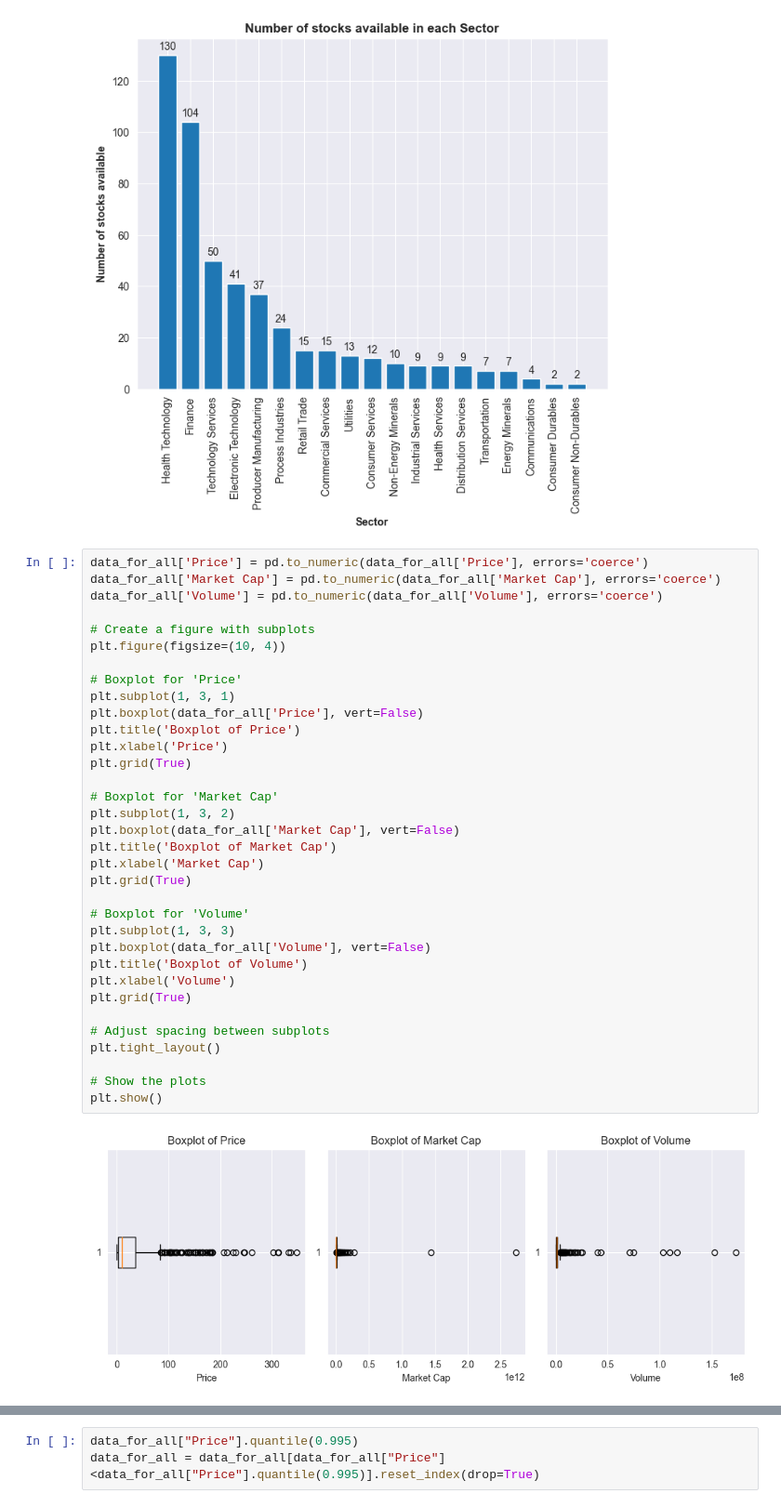
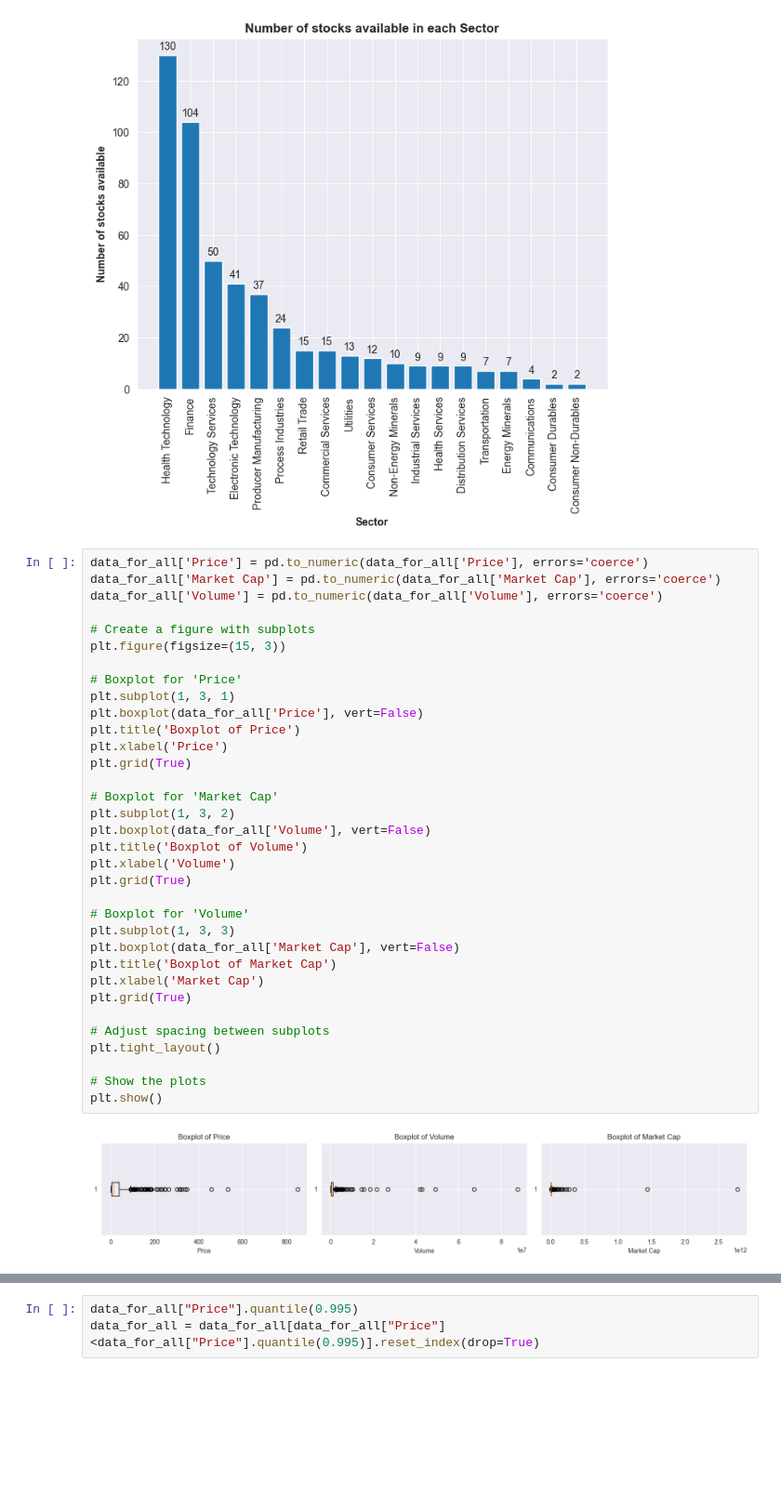
Before and after one commit to lhquan502/DATA-PROJECT, a Jupyter notebook: TradingView.ipynb, the cells around one changed output, grey strips where cells are left out. Shown at 93% size. Drawn from its saved outputs; the diff is of its cells as text; blank space fills up the shorter version.

Commit message:
New graphs + cleaned data

```diff
--- a/TradingView.ipynb
+++ b/TradingView.ipynb
@@ -187,36 +187,36 @@ plt.show()
 # %%
 data_for_all['Price'] = pd.to_numeric(data_for_all['Price'], errors='coerce')
 data_for_all['Market Cap'] = pd.to_numeric(data_for_all['Market Cap'], errors='coerce')
 data_for_all['Volume'] = pd.to_numeric(data_for_all['Volume'], errors='coerce')
 
 # Create a figure with subplots
-plt.figure(figsize=(10, 4))
+plt.figure(figsize=(15, 3))
 
 # Boxplot for 'Price'
 plt.subplot(1, 3, 1)
 plt.boxplot(data_for_all['Price'], vert=False)
 plt.title('Boxplot of Price')
 plt.xlabel('Price')
 plt.grid(True)
 
 # Boxplot for 'Market Cap'
 plt.subplot(1, 3, 2)
-plt.boxplot(data_for_all['Market Cap'], vert=False)
-plt.title('Boxplot of Market Cap')
-plt.xlabel('Market Cap')
+plt.boxplot(data_for_all['Volume'], vert=False)
+plt.title('Boxplot of Volume')
+plt.xlabel('Volume')
 plt.grid(True)
 
 # Boxplot for 'Volume'
 plt.subplot(1, 3, 3)
-plt.boxplot(data_for_all['Volume'], vert=False)
-plt.title('Boxplot of Volume')
-plt.xlabel('Volume')
+plt.boxplot(data_for_all['Market Cap'], vert=False)
+plt.title('Boxplot of Market Cap')
+plt.xlabel('Market Cap')
 plt.grid(True)
 
 # Adjust spacing between subplots
 plt.tight_layout()
 
 # Show the plots
 plt.show()
 # %% [output]
-[figure, old version]
+[figure, new version]
```
Also changed, not shown: parts of 17 cells of this notebook.
